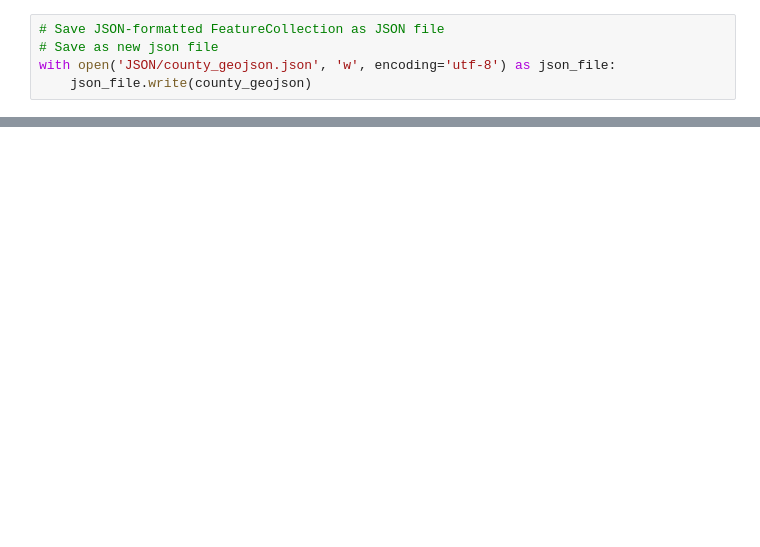
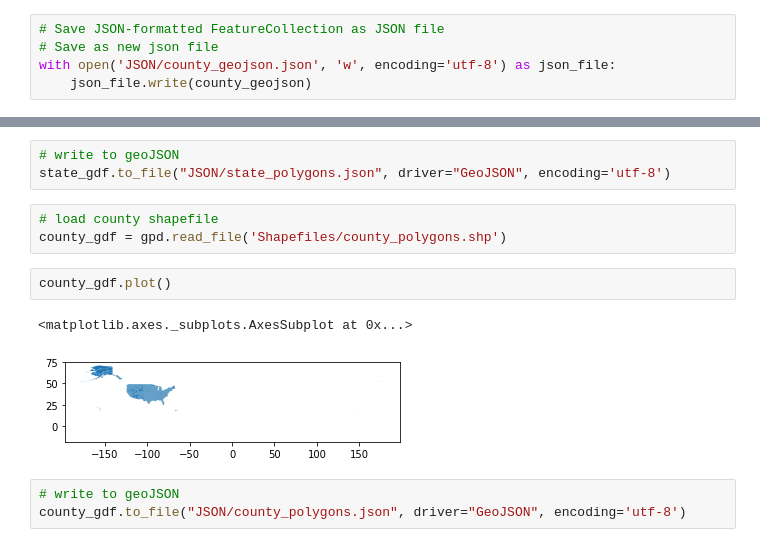
Before and after one commit to Christopher-Pierson/The-Lost-People, a Jupyter notebook: data/Data_mgmt_v2.ipynb, the cells around one changed output, grey strips where cells are left out. Drawn from its saved outputs; the diff is of its cells as text; blank space fills up the shorter version.

```diff
--- a/data/Data_mgmt_v2.ipynb
+++ b/data/Data_mgmt_v2.ipynb
@@ -2185,0 +1116,14 @@ with open('JSON/county_geojson.json', 'w', encoding='utf-8') as json_file:
+# %%
+# write to geoJSON
+state_gdf.to_file("JSON/state_polygons.json", driver="GeoJSON", encoding='utf-8')
+# %%
+# load county shapefile
+county_gdf = gpd.read_file('Shapefiles/county_polygons.shp')
+# %%
+county_gdf.plot()
+# %% [output]
+<matplotlib.axes._subplots.AxesSubplot at 0x...>
+[figure, added]
+# %%
+# write to geoJSON
+county_gdf.to_file("JSON/county_polygons.json", driver="GeoJSON", encoding='utf-8')
```
Also changed, not shown: parts of 144 cells of this notebook, 18 other files.
